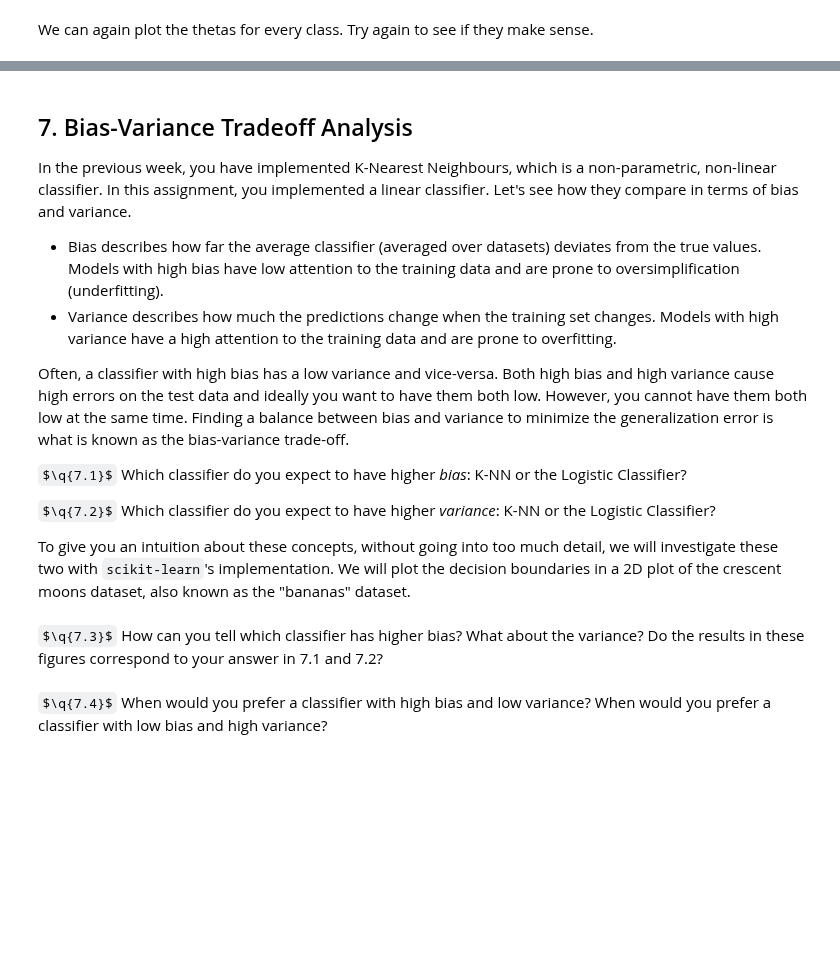
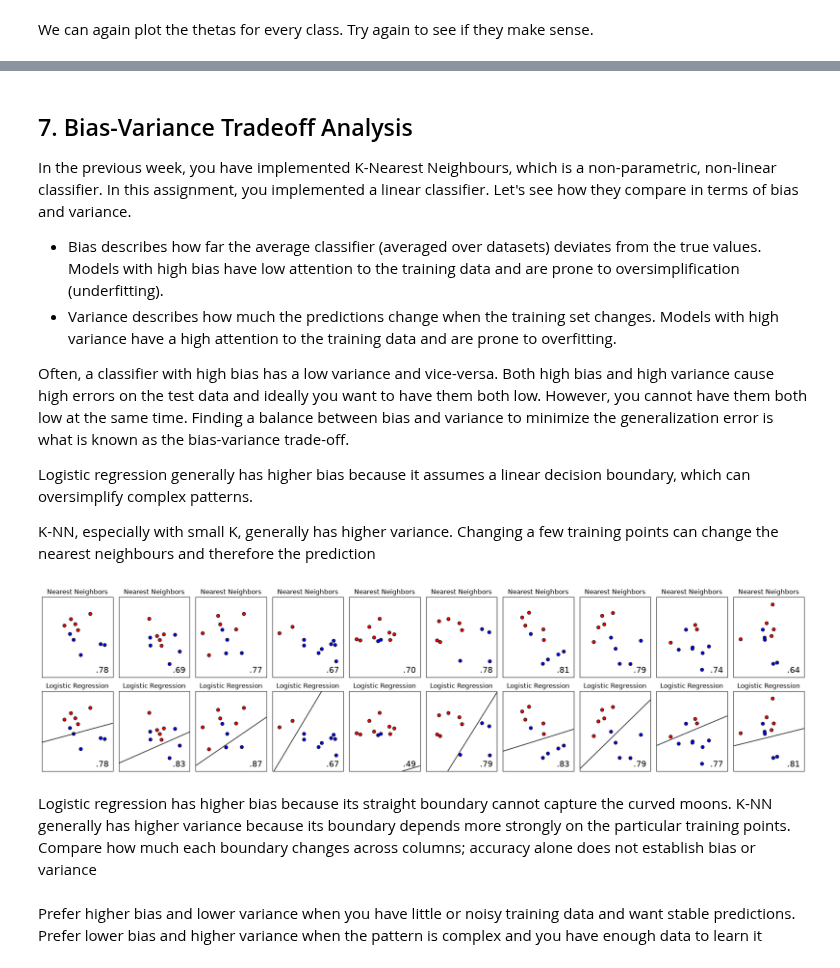
Before and after one commit to andrei-006/Machine-Learning, a Jupyter notebook: 4. Linear Classifiers/linear_classifiers.ipynb, the cells around one changed output, grey strips where cells are left out. Saved outputs shown, nothing was run; the diff lists cells and outputs as text; code cells hidden in the pictures; some formulas as TeX source; blank space fills up the shorter version.

```diff
--- a/4. Linear Classifiers/linear_classifiers.ipynb
+++ b/4. Linear Classifiers/linear_classifiers.ipynb
@@ -910,11 +946,9 @@ In the previous week, you have implemented K-Nearest Neighbours, which is a non-
 
 Often, a classifier with high bias has a low variance and vice-versa. Both high bias and high variance cause high errors on the test data and ideally you want to have them both low. However, you cannot have them both low at the same time. Finding a balance between bias and variance to minimize the generalization error is what is known as the bias-variance trade-off.
 
-$\q{7.1}$ Which classifier do you expect to have higher *bias*: K-NN or the Logistic Classifier?
+Logistic regression generally has higher bias because it assumes a linear decision boundary, which can oversimplify complex patterns.
 
-$\q{7.2}$ Which classifier do you expect to have higher *variance*: K-NN or the Logistic Classifier?
-
-To give you an intuition about these concepts, without going into too much detail, we will investigate these two with `scikit-learn`'s implementation. We will plot the decision boundaries in a 2D plot of the crescent moons dataset, also known as the "bananas" dataset.
+ K-NN, especially with small K, generally has higher variance. Changing a few training points can change the nearest neighbours and therefore the prediction
 # %%
 from matplotlib.colors import ListedColormap
 from sklearn.model_selection import train_test_split
@@ -935,7 +969,7 @@ names = ["Nearest Neighbors", "Logistic Regression"]
 
 classifiers = [
     KNeighborsClassifier(3),
-    LogisticRegression(multi_class='multinomial', solver='lbfgs')]
+    LogisticRegression( solver='lbfgs')]
 
 x7, y7 = make_classification(n_features=2, n_redundant=0, n_informative=2,
                            random_state=1, n_clusters_per_class=1)
@@ -968,34 +1002,36 @@ for iteration in range(n_iterations):
         clf.fit(x7_train, y7_train)
         score = clf.score(x7_test, y7_test)
 
         # Plot the decision boundary. For that, we will assign a color to each
         # point in the mesh [x_min, x_max]x[y_min, y_max].
         if hasattr(clf, "decision_function"):
             Z = clf.decision_function(np.c_[xx.ravel(), yy.ravel()])
         else:
             Z = clf.predict_proba(np.c_[xx.ravel(), yy.ravel()])[:, 1]-0.5
 
         # Put the result into a color plot
         Z = Z.reshape(xx.shape)
         ax.contour(xx, yy, Z, alpha=.8, levels=[0.5])
 
         # Plot the training points
         ax.scatter(x7_train[:, 0], x7_train[:, 1], c=y7_train, cmap=cm_bright,
                    edgecolors='k')
 
         ax.set_xlim(xx.min(), xx.max())
         ax.set_ylim(yy.min(), yy.max())
         ax.set_xticks(())
         ax.set_yticks(())
         ax.set_title(name)
         ax.text(xx.max() - .3, yy.min() + .3, ('%.2f' % score).lstrip('0'),
                 size=15, horizontalalignment='right')
         c+=1
     i += 1
 
 plt.tight_layout()
 plt.show()
+# %% [output]
+[figure, added]
-# %% [markdown]
-$\q{7.3}$ How can you tell which classifier has higher bias? What about the variance? Do the results in these figures correspond to your answer in 7.1 and 7.2?
-# %% [markdown]
-$\q{7.4}$ When would you prefer a classifier with high bias and low variance? When would you prefer a classifier with low bias and high variance?
+# %% [markdown]
+Logistic regression has higher bias because its straight boundary cannot capture the curved moons. K-NN generally has higher variance because its boundary depends more strongly on the particular training points. Compare how much each boundary changes across columns; accuracy alone does not establish bias or variance
+# %% [markdown]
+Prefer higher bias and lower variance when you have little or noisy training data and want stable predictions. Prefer lower bias and higher variance when the pattern is complex and you have enough data to learn it
```
Also changed, not shown: parts of 28 cells of this notebook.
